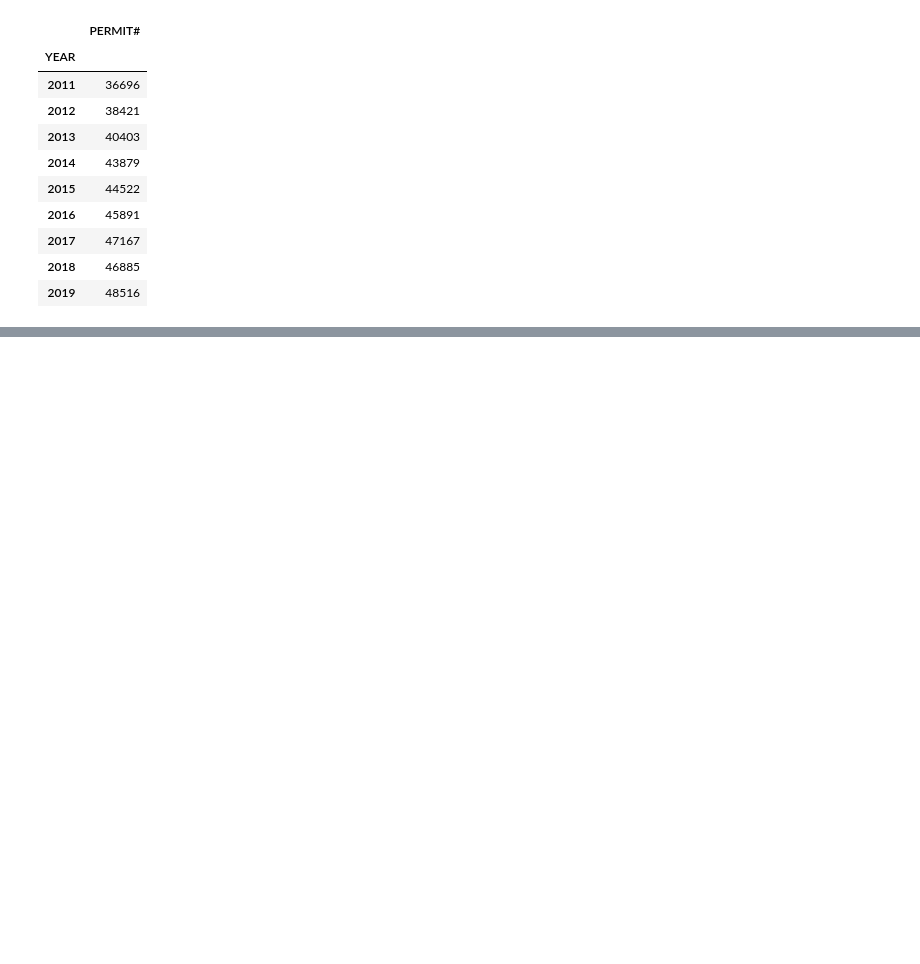
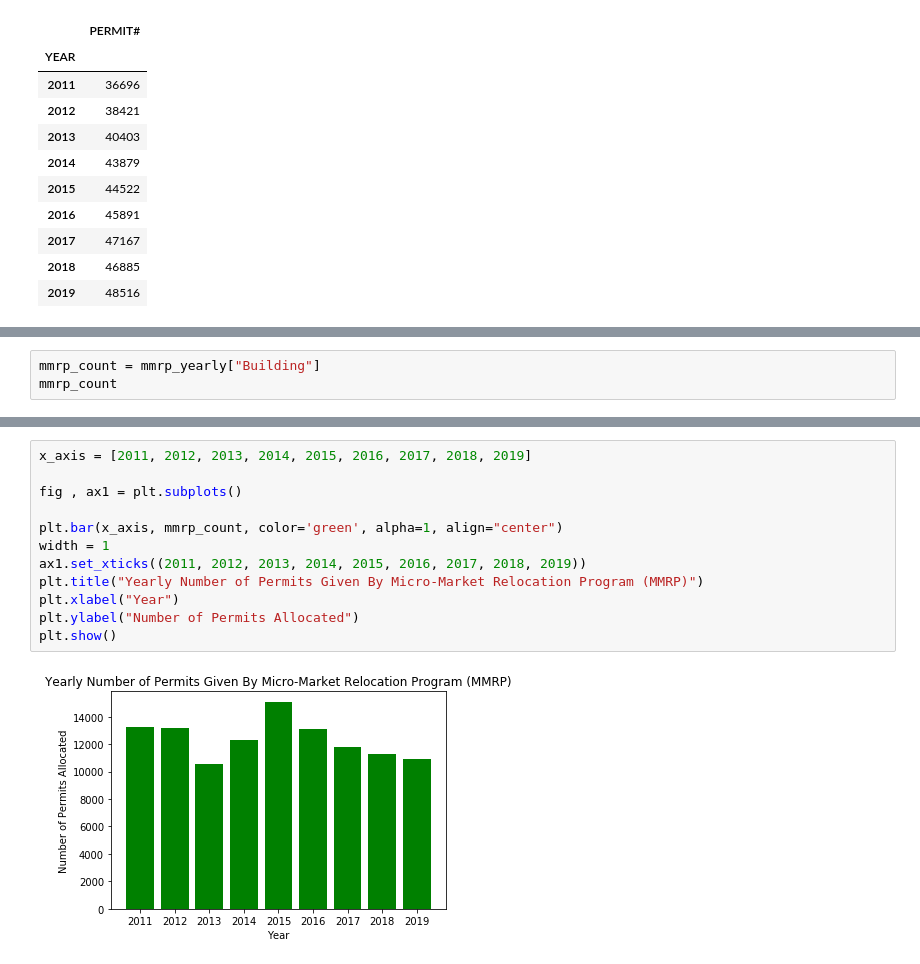
Before and after one commit to ruilin86/Group-Project, a Jupyter notebook: Project_1.ipynb, the cells around one changed output, grey strips where cells are left out. Cells and saved outputs as stored; diff of their text form; blank space fills up the shorter version.

```diff
--- a/Project_1.ipynb
+++ b/Project_1.ipynb
@@ -387,0 +399,3 @@ plt.show()
+# %%
+mmrp_count = mmrp_yearly["Building"]
+mmrp_count
@@ -387,0 +442,14 @@ plt.show()
+# %%
+x_axis = [2011, 2012, 2013, 2014, 2015, 2016, 2017, 2018, 2019]
+
+fig , ax1 = plt.subplots()
+
+plt.bar(x_axis, mmrp_count, color='green', alpha=1, align="center")
+width = 1
+ax1.set_xticks((2011, 2012, 2013, 2014, 2015, 2016, 2017, 2018, 2019))
+plt.title("Yearly Number of Permits Given By Micro-Market Relocation Program (MMRP)")
+plt.xlabel("Year")
+plt.ylabel("Number of Permits Allocated")
+plt.show()
+# %% [output]
+[figure, added]
```
Also changed, not shown: parts of 14 cells of this notebook.
